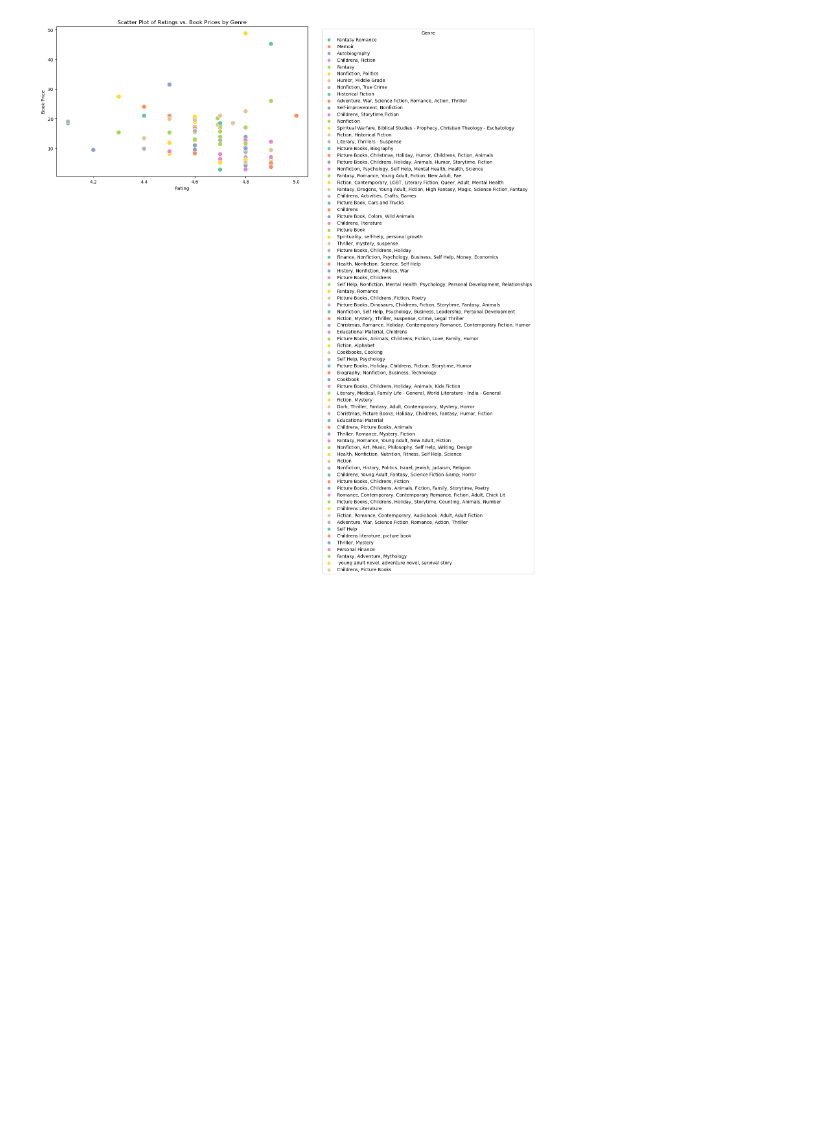
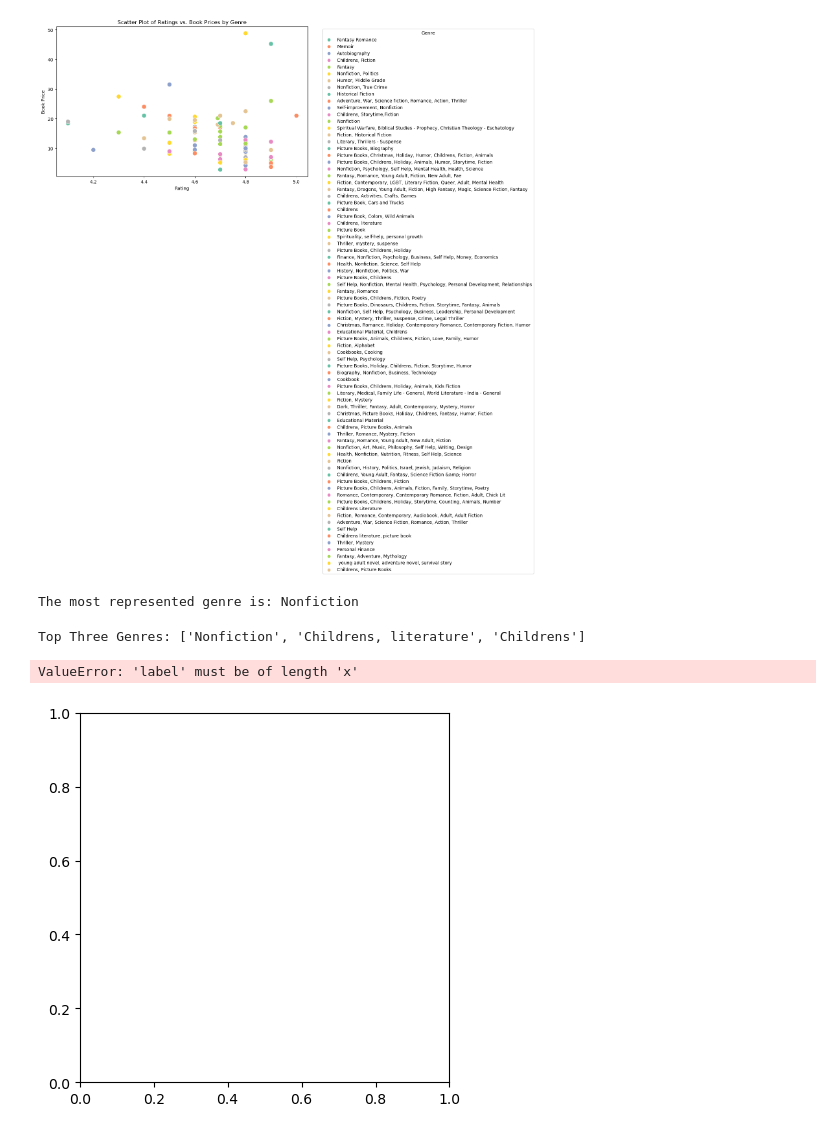
Before and after one commit to Nate206/DataScience1, a Jupyter notebook: CodeTemplates/unit1F.ipynb, the cells around one changed output. Saved outputs shown, nothing was run; the diff lists cells and outputs as text; code cells hidden in the pictures; blank space fills up the shorter version.

```diff
--- a/CodeTemplates/unit1F.ipynb
+++ b/CodeTemplates/unit1F.ipynb
@@ -209,3 +209,32 @@ plt.legend(title='Genre', bbox_to_anchor=(1.05, 1), loc='upper left')
 plt.show()
 # %% [output]
 [figure]
+# %%
+most_represented_genre = df['genre'].mode().values[0]
+print("The most represented genre is:", most_represented_genre)
+# %% [output]
+The most represented genre is: Nonfiction
+# %%
+top_genres = df['genre'].value_counts().nlargest(3).index.tolist()
+
+print("Top Three Genres:", top_genres)
+# %% [output]
+Top Three Genres: ['Nonfiction', 'Childrens, literature', 'Childrens']
+# %%
+import matplotlib.pyplot as plt
+
+# Sample data (replace this with your own data)
+labels = ["genre"]
+values = [30, 45, 25]
+
+# Create a pie chart
+plt.pie(values, labels=labels, autopct='%1.1f%%', startangle=90)
+
+# Add a title
+plt.title('My Pie Chart')
+
+# Display the chart
+plt.show()
+# %% [output]
+ValueError: 'label' must be of length 'x'
+[figure, added]
```
Also changed, not shown: parts of 6 cells of this notebook, 8 other files.
